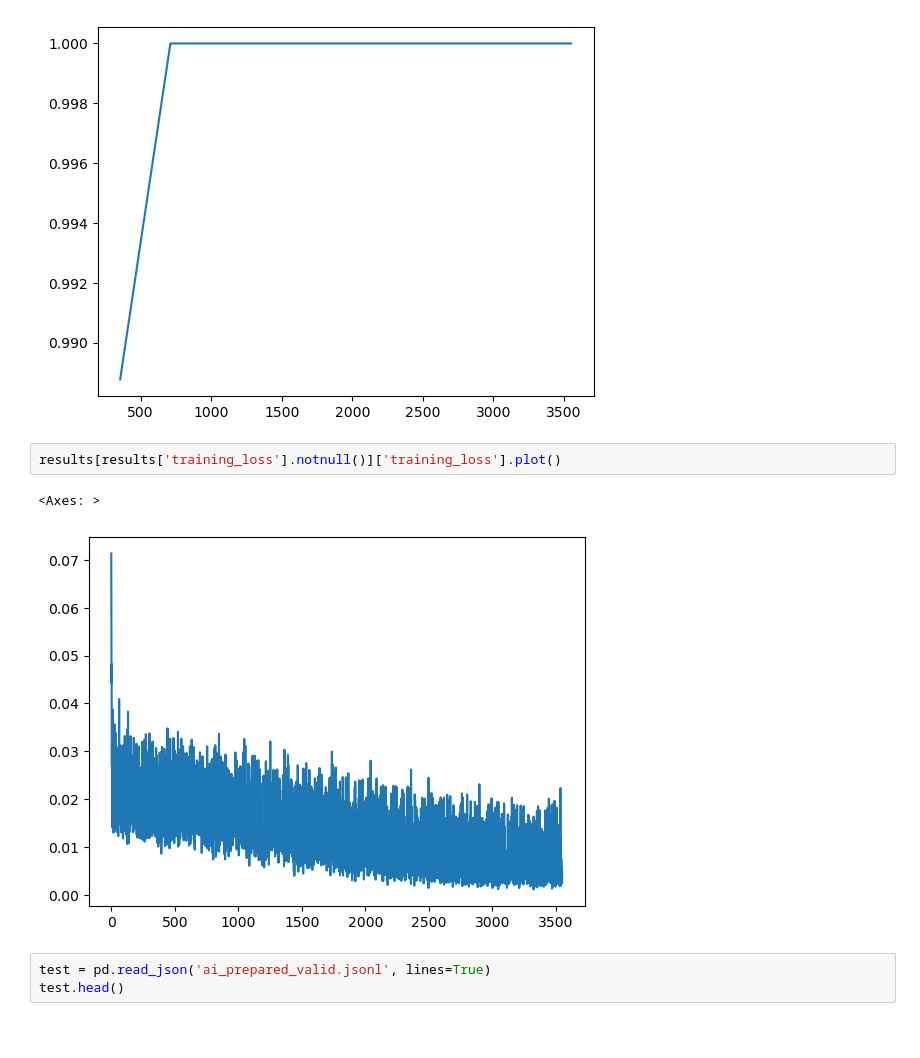
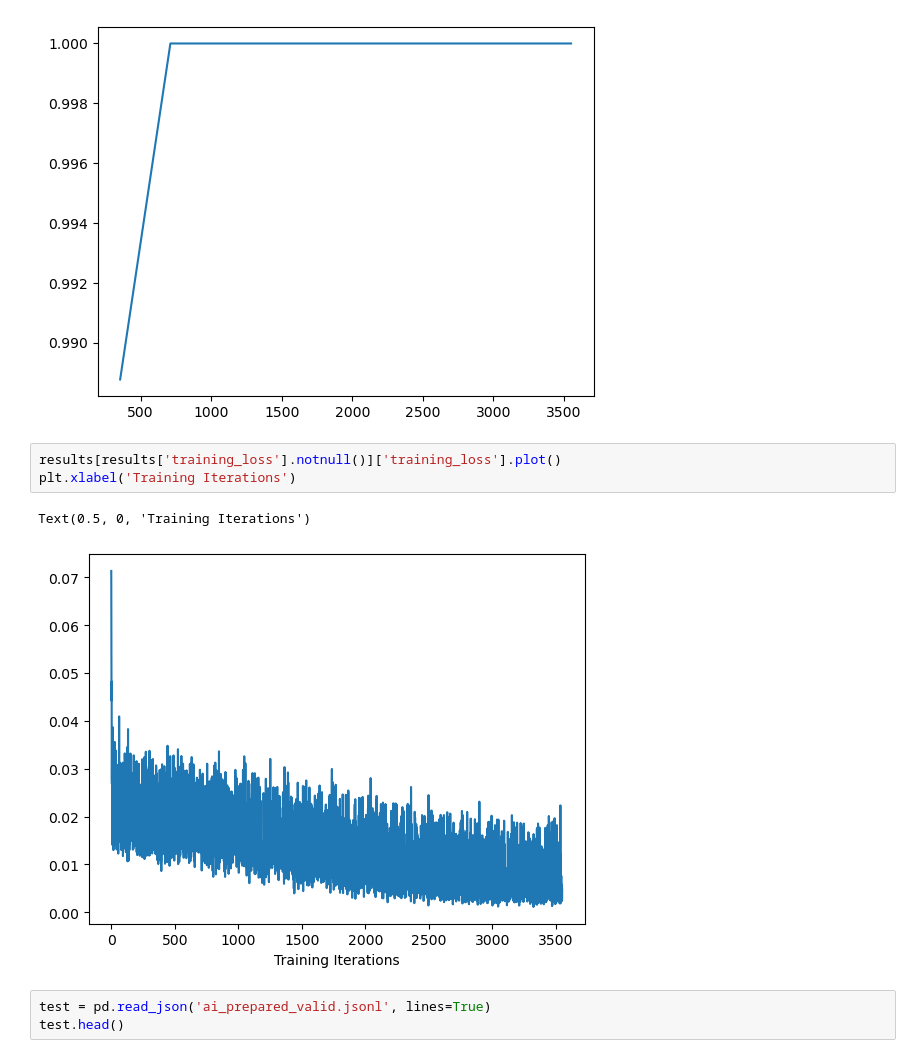
Before and after one commit to aaronomics/grad, a Jupyter notebook: 2_class_ft.ipynb, the cells around one changed output. Drawn from its saved outputs; the diff is of its cells as text; blank space fills up the shorter version.

```diff
--- a/2_class_ft.ipynb
+++ b/2_class_ft.ipynb
@@ -57,9 +57,10 @@ results[results['classification/accuracy'].notnull()]['classification/accuracy']
 [figure]
 # %%
 results[results['training_loss'].notnull()]['training_loss'].plot()
+plt.xlabel('Training Iterations')
 # %% [output]
-<Axes: >
+Text(0.5, 0, 'Training Iterations')
-[figure, old version]
+[figure, new version]
 # %%
 test = pd.read_json('ai_prepared_valid.jsonl', lines=True)
 test.head()
```
Also changed, not shown: parts of 1 cell of this notebook, 3 other files.
